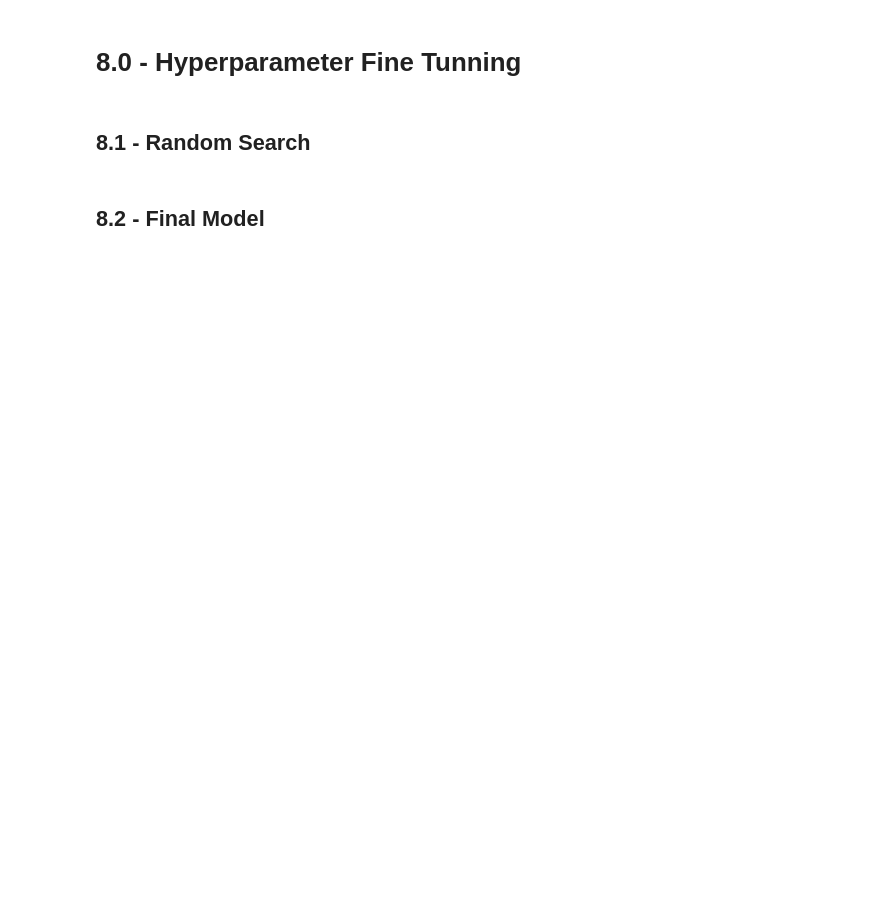
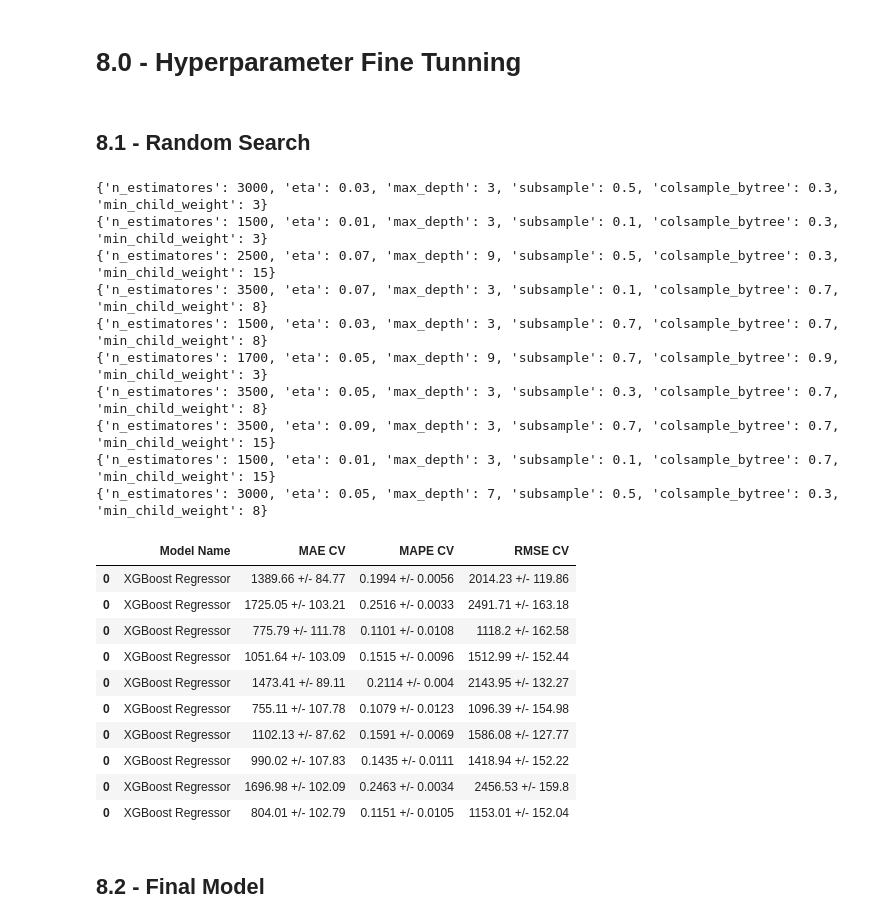
Before and after one commit to eliasbatistasouza/rossmann_sales, a Jupyter notebook: notebooks/001-EDA-ebs.ipynb, the cells around one changed output. Saved outputs shown, nothing was run; the diff lists cells and outputs as text; code cells hidden in the pictures; blank space fills up the shorter version.

```diff
--- a/notebooks/001-EDA-ebs.ipynb
+++ b/notebooks/001-EDA-ebs.ipynb
@@ -1767,7 +1846,7 @@ models_performance_cv.to_csv("../data/processed/performance_cv.csv")
 ## 8.1 - Random Search
 # %%
 params = {
-    "n_estimatores": [1500, 1700, 2500, 3000, 3500],
+    "n_estimators": [1500, 1700, 2500, 3000, 3500],
     "eta": [0.01, 0.03, 0.05, 0.07, 0.09],
     "max_depth": [3, 5, 7, 9],
     "subsample": [0.1, 0.3, 0.5, 0.7],
@@ -1777,29 +1856,52 @@ params = {
 
 MAX_EVAL = 10
 # %%
-# final_performance = pd.DataFrame()
+final_performance = pd.DataFrame()
 
-# for i in range(MAX_EVAL):
-#     # choose parameters randomly
-#     hp = {k: random.sample(v, 1)[0] for k, v in params.items()}
-#     print(hp)
+for i in range(MAX_EVAL):
+    # choose parameters randomly
+    hp = {k: random.sample(v, 1)[0] for k, v in params.items()}
+    print(hp)
 
-#     # Model
-#     xgb_model = xgb.XGBRegressor(
-#         objective="reg:squarederror",
-#         n_estimators=hp["n_estimatores"],
-#         eta=hp["eta"],
-#         max_depth=hp["max_depth"],
-#         subsample=hp["subsample"],
-#         colsample_bytree=hp["colsample_bytree"],
-#         min_child_weight=hp["min_child_weight"],
-#     )
+    # Model
+    xgb_model = xgb.XGBRegressor(
+        objective="reg:squarederror",
+        n_estimators=hp["n_estimators"],
+        eta=hp["eta"],
+        max_depth=hp["max_depth"],
+        subsample=hp["subsample"],
+        colsample_bytree=hp["colsample_bytree"],
+        min_child_weight=hp["min_child_weight"],
+    )
 
-#     # Performance
-#     xgb_performance = cross_validation(
-#         x_train_full, 5, "XGBoost Regressor", xgb_model, verbose=False
-#     )
-#     final_performance = pd.concat([final_performance, xgb_performance])
+    # Performance
+    xgb_performance = cross_validation(
+        x_train_full, 5, "XGBoost Regressor", xgb_model, verbose=False
+    )
+    final_performance = pd.concat([final_performance, xgb_performance])
 
-# final_performance
+final_performance.reset_index(inplace=True, drop=True)
+final_performance
+# %% [output]
+{'n_estimatores': 3000, 'eta': 0.03, 'max_depth': 3, 'subsample': 0.5, 'colsample_bytree': 0.3, 'min_child_weight': 3}
+{'n_estimatores': 1500, 'eta': 0.01, 'max_depth': 3, 'subsample': 0.1, 'colsample_bytree': 0.3, 'min_child_weight': 3}
+{'n_estimatores': 2500, 'eta': 0.07, 'max_depth': 9, 'subsample': 0.5, 'colsample_bytree': 0.3, 'min_child_weight': 15}
+{'n_estimatores': 3500, 'eta': 0.07, 'max_depth': 3, 'subsample': 0.1, 'colsample_bytree': 0.7, 'min_child_weight': 8}
+{'n_estimatores': 1500, 'eta': 0.03, 'max_depth': 3, 'subsample': 0.7, 'colsample_bytree': 0.7, 'min_child_weight': 8}
+{'n_estimatores': 1700, 'eta': 0.05, 'max_depth': 9, 'subsample': 0.7, 'colsample_bytree': 0.9, 'min_child_weight': 3}
+{'n_estimatores': 3500, 'eta': 0.05, 'max_depth': 3, 'subsample': 0.3, 'colsample_bytree': 0.7, 'min_child_weight': 8}
+{'n_estimatores': 3500, 'eta': 0.09, 'max_depth': 3, 'subsample': 0.7, 'colsample_bytree': 0.7, 'min_child_weight': 15}
+{'n_estimatores': 1500, 'eta': 0.01, 'max_depth': 3, 'subsample': 0.1, 'colsample_bytree': 0.7, 'min_child_weight': 15}
+{'n_estimatores': 3000, 'eta': 0.05, 'max_depth': 7, 'subsample': 0.5, 'colsample_bytree': 0.3, 'min_child_weight': 8}
+|  | Model Name | MAE CV | MAPE CV | RMSE CV |
+| 0 | XGBoost Regressor | 1389.66 +/- 84.77 | 0.1994 +/- 0.0056 | 2014.23 +/- 119.86 |
+| 0 | XGBoost Regressor | 1725.05 +/- 103.21 | 0.2516 +/- 0.0033 | 2491.71 +/- 163.18 |
+| 0 | XGBoost Regressor | 775.79 +/- 111.78 | 0.1101 +/- 0.0108 | 1118.2 +/- 162.58 |
+| 0 | XGBoost Regressor | 1051.64 +/- 103.09 | 0.1515 +/- 0.0096 | 1512.99 +/- 152.44 |
+| 0 | XGBoost Regressor | 1473.41 +/- 89.11 | 0.2114 +/- 0.004 | 2143.95 +/- 132.27 |
+| 0 | XGBoost Regressor | 755.11 +/- 107.78 | 0.1079 +/- 0.0123 | 1096.39 +/- 154.98 |
+| 0 | XGBoost Regressor | 1102.13 +/- 87.62 | 0.1591 +/- 0.0069 | 1586.08 +/- 127.77 |
+| 0 | XGBoost Regressor | 990.02 +/- 107.83 | 0.1435 +/- 0.0111 | 1418.94 +/- 152.22 |
+| 0 | XGBoost Regressor | 1696.98 +/- 102.09 | 0.2463 +/- 0.0034 | 2456.53 +/- 159.8 |
+| 0 | XGBoost Regressor | 804.01 +/- 102.79 | 0.1151 +/- 0.0105 | 1153.01 +/- 152.04 |
 # %%
```
Also changed, not shown: parts of 33 cells of this notebook, 8 other files.
